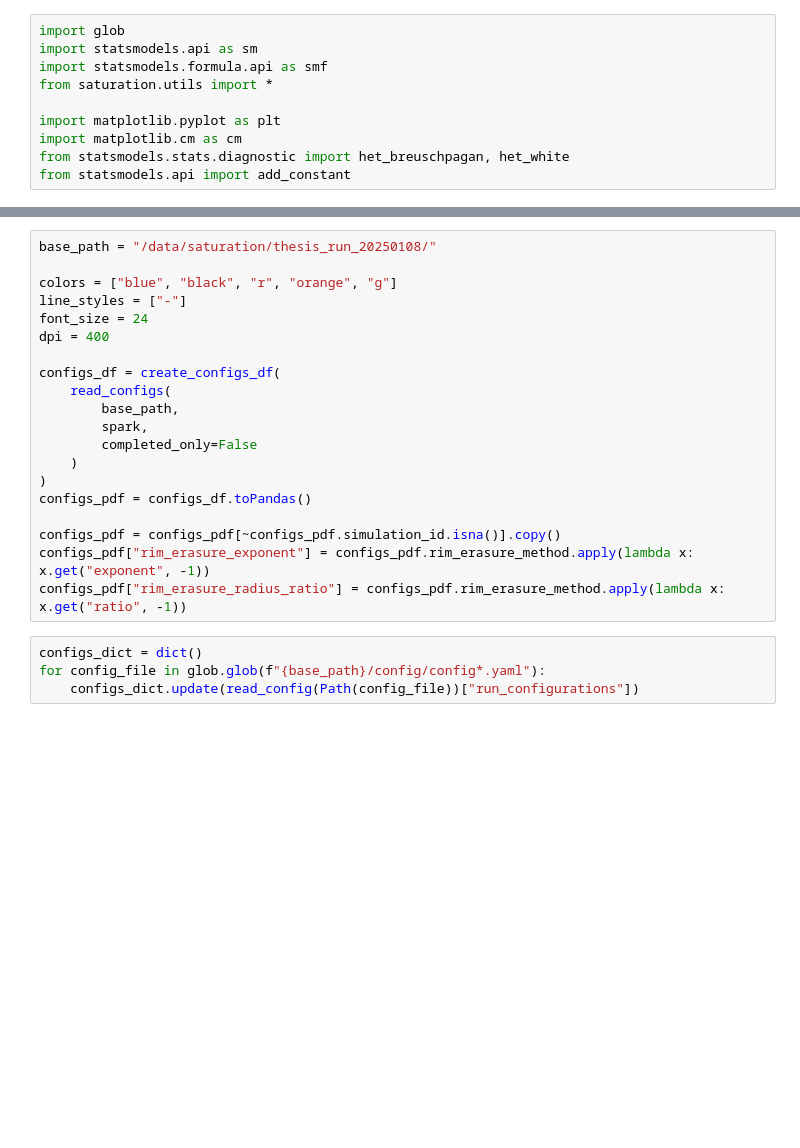
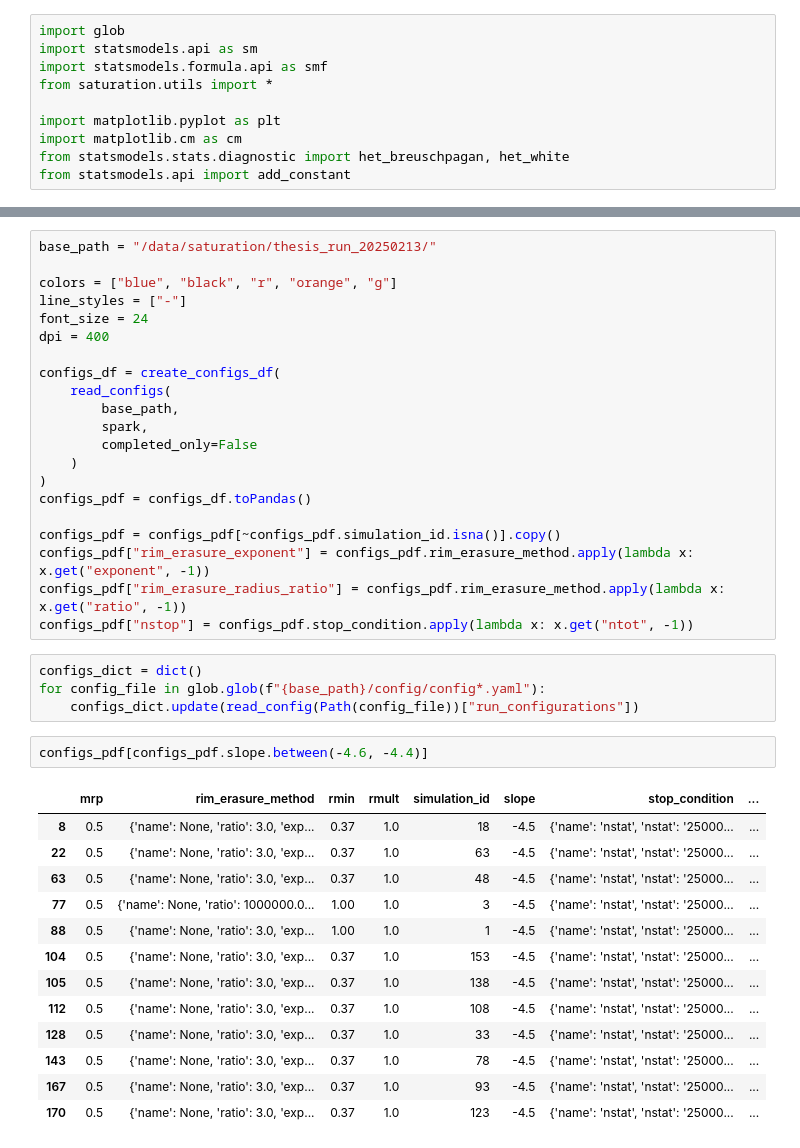
Before and after one commit to seanmason/saturation, a Jupyter notebook: notebooks/thesis/Chapter3/LifespanModelingExample.ipynb, the cells around one changed output, grey strips where cells are left out. Cells and saved outputs as stored; diff of their text form; blank space fills up the shorter version.

```diff
--- a/notebooks/thesis/Chapter3/LifespanModelingExample.ipynb
+++ b/notebooks/thesis/Chapter3/LifespanModelingExample.ipynb
@@ -30,5 +31,5 @@ To adjust logging level use sc.setLogLevel(newLevel). For SparkR, use setLogLeve
 # %%
-base_path = "/data/saturation/thesis_run_20250108/"
+base_path = "/data/saturation/thesis_run_20250213/"
 
 colors = ["blue", "black", "r", "orange", "g"]
 line_styles = ["-"]
@@ -47,9 +48,26 @@ configs_pdf = configs_df.toPandas()
 configs_pdf = configs_pdf[~configs_pdf.simulation_id.isna()].copy()
 configs_pdf["rim_erasure_exponent"] = configs_pdf.rim_erasure_method.apply(lambda x: x.get("exponent", -1))
 configs_pdf["rim_erasure_radius_ratio"] = configs_pdf.rim_erasure_method.apply(lambda x: x.get("ratio", -1))
+configs_pdf["nstop"] = configs_pdf.stop_condition.apply(lambda x: x.get("ntot", -1))
 # %%
 configs_dict = dict()
 for config_file in glob.glob(f"{base_path}/config/config*.yaml"):
     configs_dict.update(read_config(Path(config_file))["run_configurations"])
+# %%
+configs_pdf[configs_pdf.slope.between(-4.6, -4.4)]
+# %% [output]
+|  | mrp | rim_erasure_method | rmin | rmult | simulation_id | slope | stop_condition | ... |
+| 8 | 0.5 | {'name': None, 'ratio': 3.0, 'exp... | 0.37 | 1.0 | 18 | -4.5 | {'name': 'nstat', 'nstat': '25000... | ... |
+| 22 | 0.5 | {'name': None, 'ratio': 3.0, 'exp... | 0.37 | 1.0 | 63 | -4.5 | {'name': 'nstat', 'nstat': '25000... | ... |
+| 63 | 0.5 | {'name': None, 'ratio': 3.0, 'exp... | 0.37 | 1.0 | 48 | -4.5 | {'name': 'nstat', 'nstat': '25000... | ... |
+| 77 | 0.5 | {'name': None, 'ratio': 1000000.0... | 1.00 | 1.0 | 3 | -4.5 | {'name': 'nstat', 'nstat': '25000... | ... |
+| 88 | 0.5 | {'name': None, 'ratio': 3.0, 'exp... | 1.00 | 1.0 | 1 | -4.5 | {'name': 'nstat', 'nstat': '25000... | ... |
+| 104 | 0.5 | {'name': None, 'ratio': 3.0, 'exp... | 0.37 | 1.0 | 153 | -4.5 | {'name': 'nstat', 'nstat': '25000... | ... |
+| 105 | 0.5 | {'name': None, 'ratio': 3.0, 'exp... | 0.37 | 1.0 | 138 | -4.5 | {'name': 'nstat', 'nstat': '25000... | ... |
+| 112 | 0.5 | {'name': None, 'ratio': 3.0, 'exp... | 0.37 | 1.0 | 108 | -4.5 | {'name': 'nstat', 'nstat': '25000... | ... |
+| 128 | 0.5 | {'name': None, 'ratio': 3.0, 'exp... | 0.37 | 1.0 | 33 | -4.5 | {'name': 'nstat', 'nstat': '25000... | ... |
+| 143 | 0.5 | {'name': None, 'ratio': 3.0, 'exp... | 0.37 | 1.0 | 78 | -4.5 | {'name': 'nstat', 'nstat': '25000... | ... |
+| 167 | 0.5 | {'name': None, 'ratio': 3.0, 'exp... | 0.37 | 1.0 | 93 | -4.5 | {'name': 'nstat', 'nstat': '25000... | ... |
+| 170 | 0.5 | {'name': None, 'ratio': 3.0, 'exp... | 0.37 | 1.0 | 123 | -4.5 | {'name': 'nstat', 'nstat': '25000... | ... |
 # %%
 df = get_statistics_with_lifespans_for_simulations(
```
Also changed, not shown: parts of 6 cells of this notebook, 2 other files.
